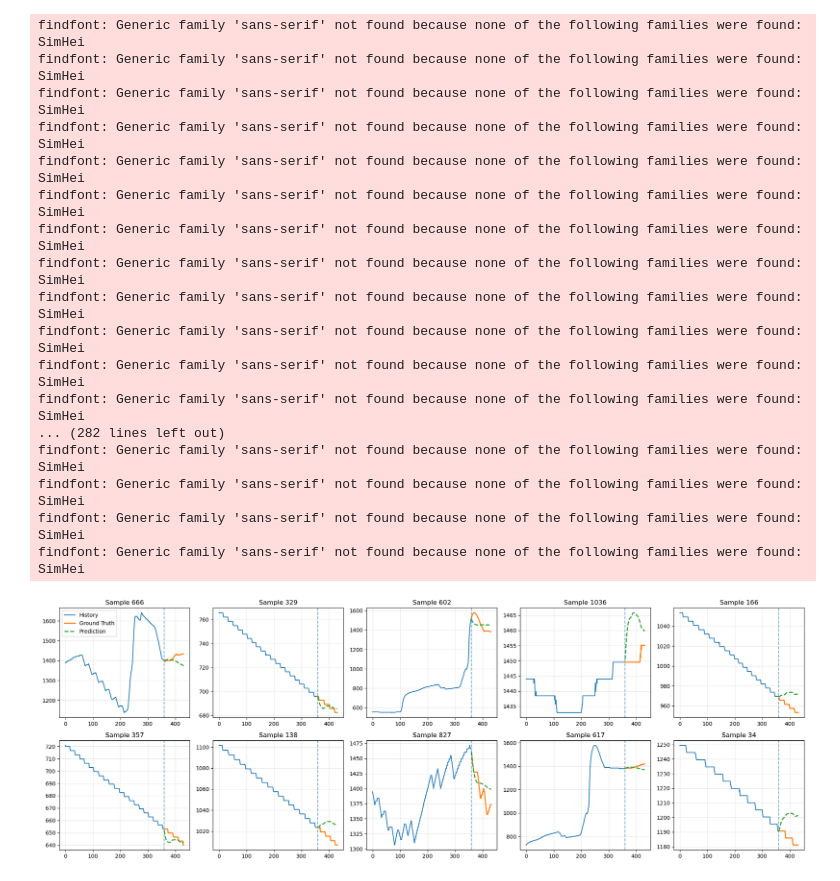
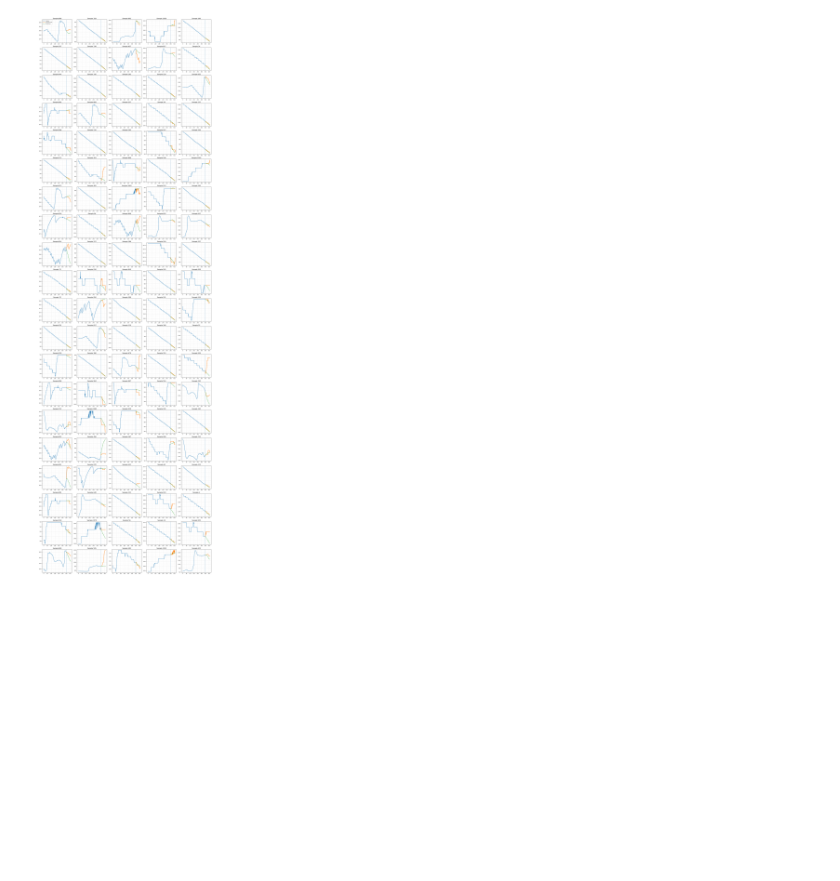
Before and after one commit to mkw659118/Extreme, a Jupyter notebook: temp.ipynb, the cells around one changed output. Saved outputs shown, nothing was run; the diff lists cells and outputs as text; code cells hidden in the pictures; blank space fills up the shorter version.

```diff
--- a/temp.ipynb
+++ b/temp.ipynb
@@ -2,6 +2,7 @@
 import torch
 import pandas as pd
 import matplotlib.pyplot as plt
+import matplotlib.ticker as mticker
 import random
 
 # ========= 1) 改成你项目里的真实模块路径 =========
@@ -13,7 +14,7 @@ from exp.exp_model import Model
 config = ExtremeLSTMMemoConfig()
 config.mode = "train"   # DS 在 mode='train' 时会自动构建 train/val/test loader
 config.device = "cuda" if torch.cuda.is_available() else "cpu"
-config.d_model = 96   # 必须和 checkpoint 一致
+config.d_model = 128   # 必须和 checkpoint 一致
 config.pred_len = 72   # 必须和 checkpoint 一致
 
 
@@ -33,7 +34,7 @@ datamodule = DS(config, trainX)
 model = Model(config)
 
 # ========= 4) 加载权重 =========
-ckpt_path = "./checkpoints/extreme_lstm_memo/Datasetwater_batchsize256_Modelextreme_lstm_memo_dmodel96_reservoirreservoir_stor_4011_sof24_epochs200_patience40_dropout0.3_SeqLen360_PredLen8_round_0.pt"
+ckpt_path = "./checkpoints/extreme_lstm_memo/Datasetwater_batchsize256_Modelextreme_lstm_memo_dmodel128_reservoirreservoir_stor_4001_sof24_epochs200_patience40_dropout0.3_SeqLen360_PredLen72_round_0.pt"
 state = torch.load(ckpt_path, map_location="cpu", weights_only=True)
 model.load_state_dict(state, strict=False)
 model.to(config.device)
@@ -97,13 +98,15 @@ all_hist_raw = torch.cat(all_hist_raw, dim=0)
 all_pred_raw = torch.cat(all_pred_raw, dim=0)
 all_real_raw = torch.cat(all_real_raw, dim=0)
 
-# ========= 7) 从整个 test set 随机抽 10 个样本，画“历史 + 未来” =========
-num_show = 10
-total_num = all_pred_raw.shape[0]
-chosen_idx = random.sample(range(total_num), k=min(num_show, total_num))
+# ========= 7) 从整个 test set 随机抽更多样本，并自动扩展画布 =========
+num_show = 100
+ncols = 5
+nrows = (num_show + ncols - 1) // ncols
 
-fig, axes = plt.subplots(2, 5, figsize=(20, 7))
-axes = axes.flatten()
+chosen_idx = random.sample(range(all_pred_raw.shape[0]), k=min(num_show, all_pred_raw.shape[0]))
+
+fig, axes = plt.subplots(nrows, ncols, figsize=(4 * ncols, 3.2 * nrows))
+axes = axes.flatten() if hasattr(axes, "flatten") else [axes]
 
 for ax, sample_idx in zip(axes, chosen_idx):
     hist_curve = all_hist_raw[sample_idx].numpy().squeeze()
@@ -119,9 +122,22 @@ for ax, sample_idx in zip(axes, chosen_idx):
 
     ax.axvline(x=len(hist_curve)-1, linestyle="--", alpha=0.6)
     ax.set_title(f"Sample {sample_idx}")
-    ax.grid(alpha=0.3)
 
-axes[0].legend()
+    # 更细的坐标轴刻度：主刻度+次刻度
+    ax.xaxis.set_major_locator(mticker.MaxNLocator(8))
+    ax.xaxis.set_minor_locator(mticker.AutoMinorLocator(2))
+    ax.yaxis.set_major_locator(mticker.MaxNLocator(6))
+    ax.yaxis.set_minor_locator(mticker.AutoMinorLocator(2))
+    ax.tick_params(axis="both", which="major", labelsize=8)
+    ax.tick_params(axis="both", which="minor", length=2)
+
+    ax.grid(which="major", alpha=0.35)
+    ax.grid(which="minor", alpha=0.18, linestyle=":")
+
+for ax in axes[len(chosen_idx):]:
+    ax.axis("off")
+
+axes[0].legend(fontsize=8)
 plt.tight_layout()
 plt.show()
 # %% [output]
@@ -144,19 +160,2 @@ Validation Label,  (60, 72, 3)
 *******Finishing the Retrieval Indexes*********
-findfont: Generic family 'sans-serif' not found because none of the following families were found: SimHei
-findfont: Generic family 'sans-serif' not found because none of the following families were found: SimHei
-findfont: Generic family 'sans-serif' not found because none of the following families were found: SimHei
-findfont: Generic family 'sans-serif' not found because none of the following families were found: SimHei
-findfont: Generic family 'sans-serif' not found because none of the following families were found: SimHei
-findfont: Generic family 'sans-serif' not found because none of the following families were found: SimHei
-findfont: Generic family 'sans-serif' not found because none of the following families were found: SimHei
-findfont: Generic family 'sans-serif' not found because none of the following families were found: SimHei
-findfont: Generic family 'sans-serif' not found because none of the following families were found: SimHei
-findfont: Generic family 'sans-serif' not found because none of the following families were found: SimHei
-findfont: Generic family 'sans-serif' not found because none of the following families were found: SimHei
-findfont: Generic family 'sans-serif' not found because none of the following families were found: SimHei
-... (282 lines left out)
-findfont: Generic family 'sans-serif' not found because none of the following families were found: SimHei
-findfont: Generic family 'sans-serif' not found because none of the following families were found: SimHei
-findfont: Generic family 'sans-serif' not found because none of the following families were found: SimHei
-findfont: Generic family 'sans-serif' not found because none of the following families were found: SimHei
-[figure, old version]
+[figure, new version]
```
Also changed, not shown: parts of 1 cell of this notebook, 11 other files.
